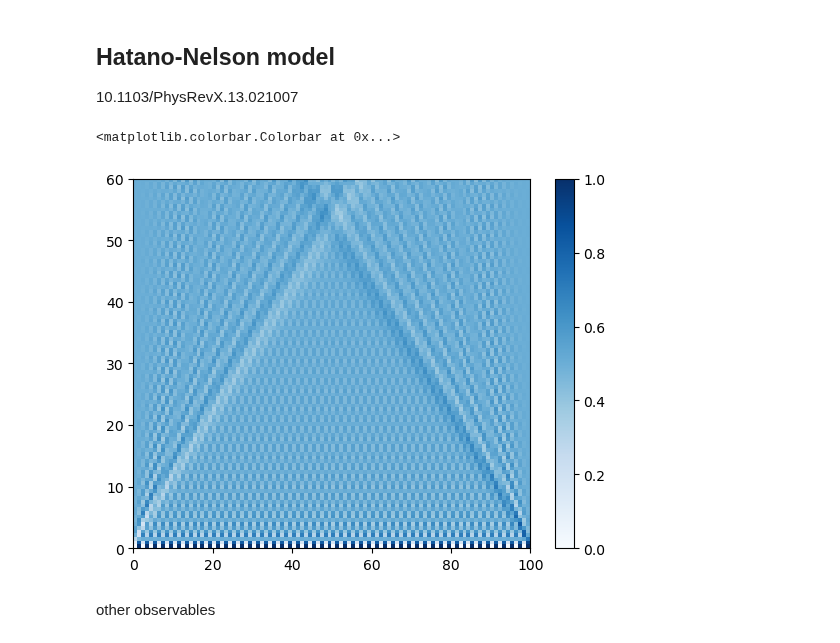
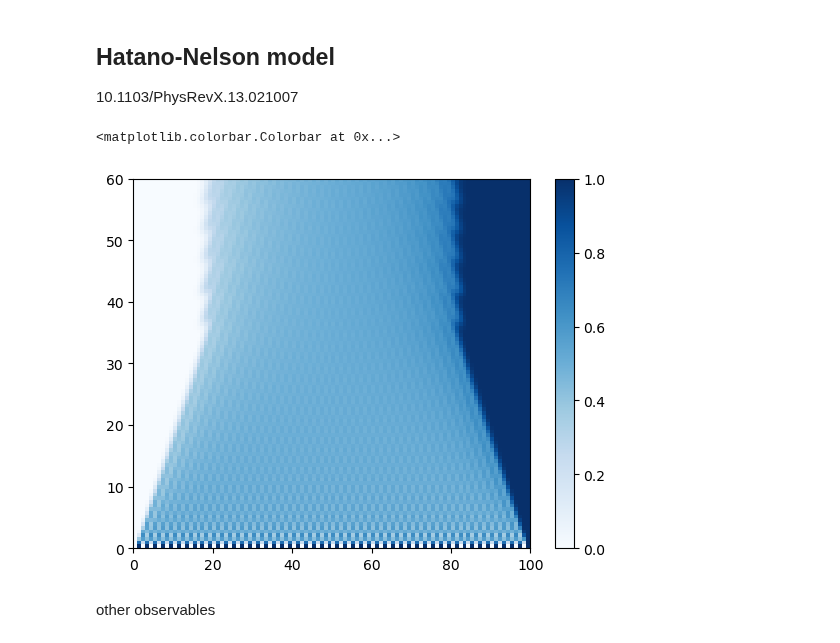
Before and after one commit to zhuhaodavid/quante, a Jupyter notebook: example/solve_models.ipynb, the cells around one changed output. Drawn from its saved outputs; the diff is of its cells as text; code cells hidden in the pictures.

```diff
--- a/example/solve_models.ipynb
+++ b/example/solve_models.ipynb
@@ -7,25 +7,25 @@
 # %%
 import quante as qt
 import numpy as np
 
 op = qt.generate.operas
 builder = op.SpinBuilder()
 L = 100
-J, γ = 1, 0.
+J, γ = 1, 0.8
 for i in range(L-1):
     builder += "+-", [i+1, i], (J+γ)/2
     builder += "+-", [i, i+1], (J-γ)/2
 ham = builder.build()
 
 from quante.solvable_models.gaussian_state import xx_evolve
 res = xx_evolve(L, ham, "01"*(L//2), np.linspace(0, 60, 100))
 
 import matplotlib.pyplot as plt
 plt.imshow(res, aspect='auto', cmap='Blues', origin='lower', extent=(0, 100, 0, 60))
 plt.colorbar()
 # %% [output]
 <matplotlib.colorbar.Colorbar at 0x...>
-[figure, old version]
+[figure, new version]
 # %% [markdown]
 other observables
 # %%
```
Also changed, not shown: parts of 4 cells of this notebook, 7 other files.
